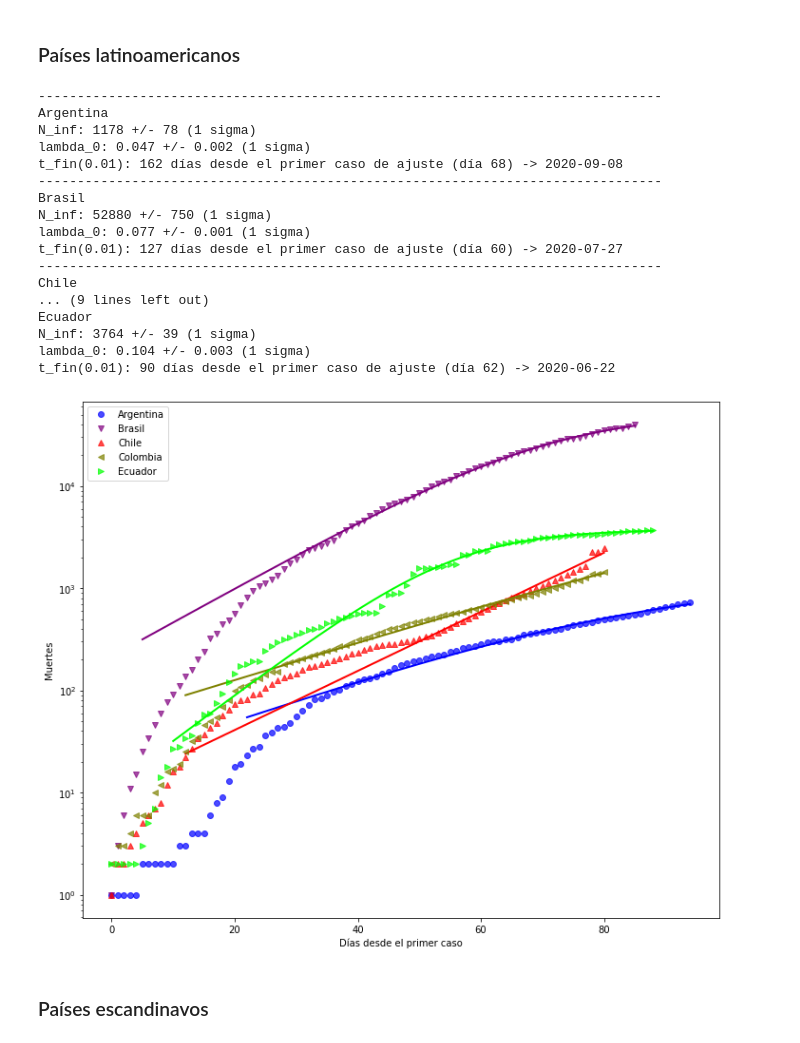
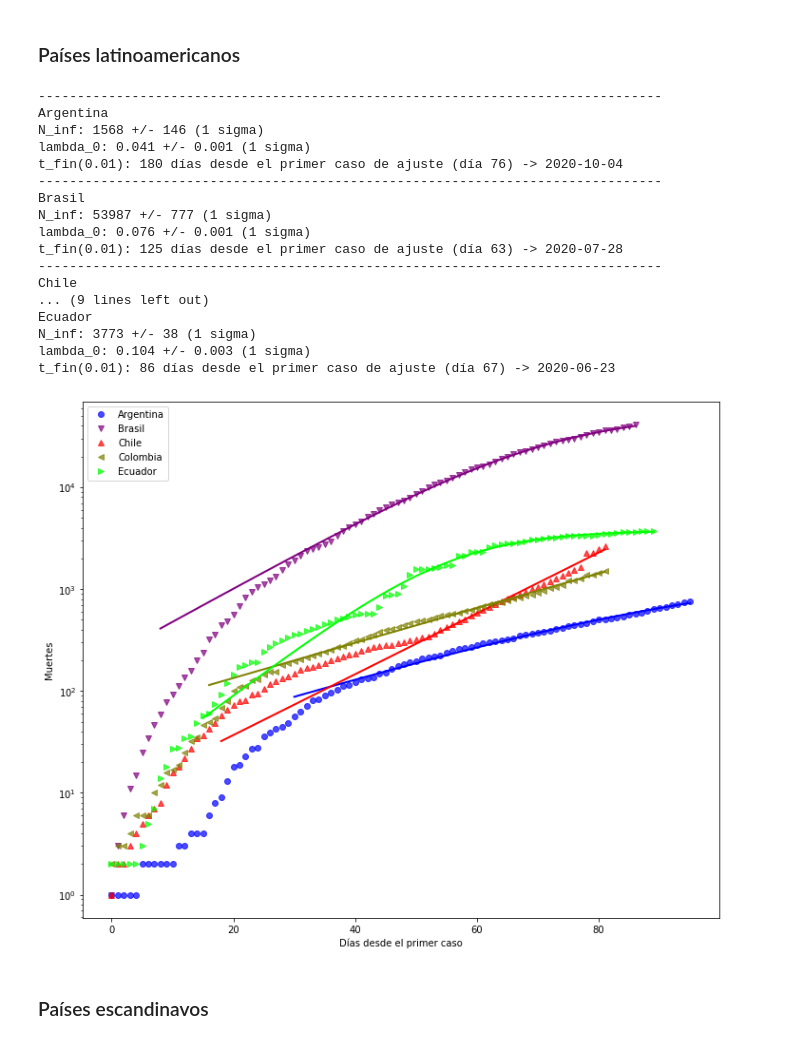
Before and after one commit to manuxch/logistic-covid19, a Jupyter notebook: Logistic_model_COVID-19.ipynb, the cells around one changed output. Saved outputs shown, nothing was run; the diff lists cells and outputs as text; code cells hidden in the pictures.

```diff
--- a/Logistic_model_COVID-19.ipynb
+++ b/Logistic_model_COVID-19.ipynb
@@ -276,26 +276,26 @@ t_fin(0.01): 95 días desde el primer caso de ajuste (día 57) -> 2020-06-22
 # %% [markdown]
 ### Países latinoamericanos
 # %%
-plot_fit(deadths_lat, 20, 'Muertes', logscale=True, p_fin=0.01)
+plot_fit(deadths_lat, 50, 'Muertes', logscale=True, p_fin=0.01)
 # %% [output]
 --------------------------------------------------------------------------------
 Argentina
-N_inf: 1178 +/- 78 (1 sigma)
-lambda_0: 0.047 +/- 0.002 (1 sigma)
-t_fin(0.01): 162 días desde el primer caso de ajuste (día 68) -> 2020-09-08
+N_inf: 1568 +/- 146 (1 sigma)
+lambda_0: 0.041 +/- 0.001 (1 sigma)
+t_fin(0.01): 180 días desde el primer caso de ajuste (día 76) -> 2020-10-04
 --------------------------------------------------------------------------------
 Brasil
-N_inf: 52880 +/- 750 (1 sigma)
-lambda_0: 0.077 +/- 0.001 (1 sigma)
-t_fin(0.01): 127 días desde el primer caso de ajuste (día 60) -> 2020-07-27
+N_inf: 53987 +/- 777 (1 sigma)
+lambda_0: 0.076 +/- 0.001 (1 sigma)
+t_fin(0.01): 125 días desde el primer caso de ajuste (día 63) -> 2020-07-28
 --------------------------------------------------------------------------------
 Chile
 ... (9 lines left out)
 Ecuador
-N_inf: 3764 +/- 39 (1 sigma)
+N_inf: 3773 +/- 38 (1 sigma)
 lambda_0: 0.104 +/- 0.003 (1 sigma)
-t_fin(0.01): 90 días desde el primer caso de ajuste (día 62) -> 2020-06-22
+t_fin(0.01): 86 días desde el primer caso de ajuste (día 67) -> 2020-06-23
-[figure, old version]
+[figure, new version]
 # %% [markdown]
 ### Países escandinavos
 # %%
```
Also changed, not shown: parts of 8 cells of this notebook.
